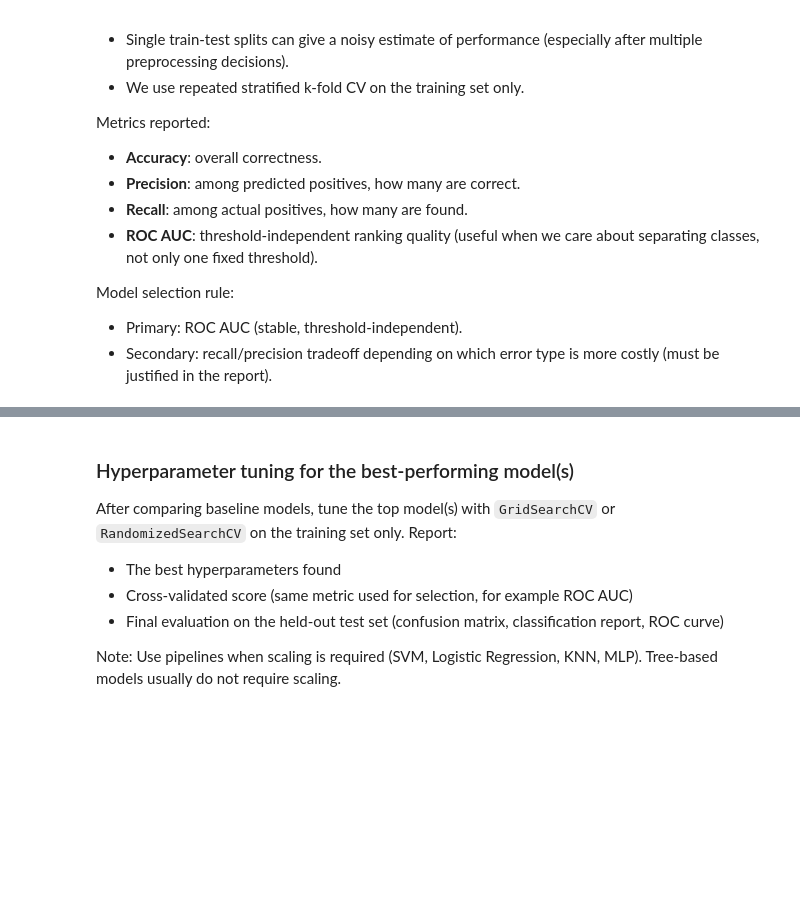
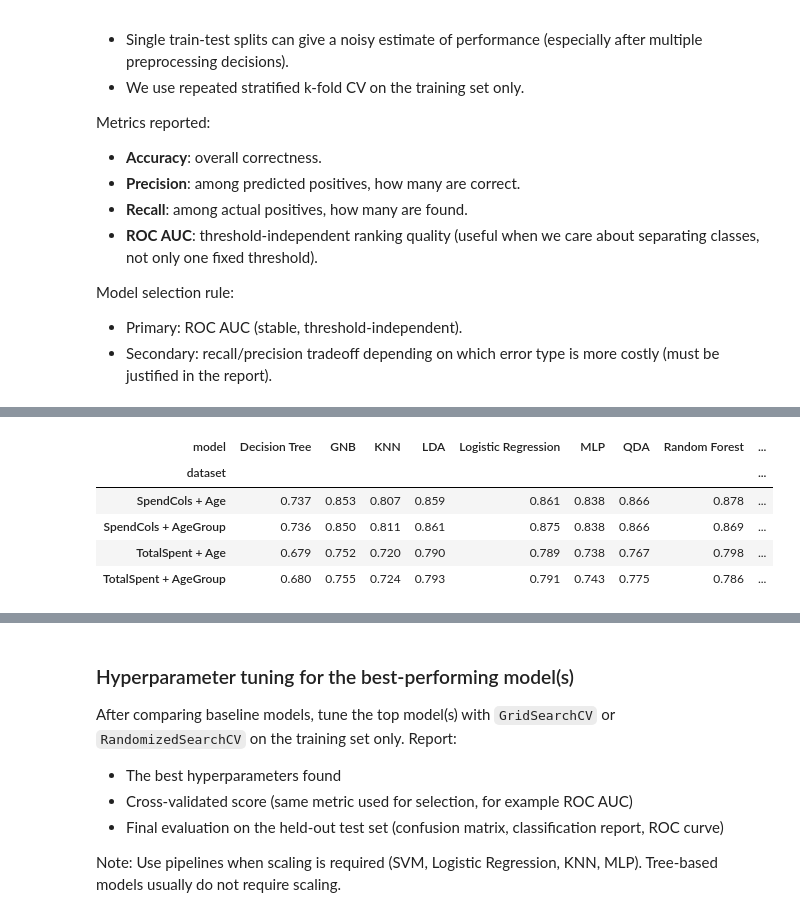
Before and after one commit to YarinArava/SpaceShipTitanic_FinalProject, a Jupyter notebook: Spaceship_Titanic_corrected.ipynb, the cells around one changed output, grey strips where cells are left out. Saved outputs shown, nothing was run; the diff lists cells and outputs as text; code cells hidden in the pictures; blank space fills up the shorter version.

```diff
--- a/Spaceship_Titanic_corrected.ipynb
+++ b/Spaceship_Titanic_corrected.ipynb
@@ -1649,18 +1656,28 @@ enc = OneHotEncoder(
     handle_unknown="ignore"
 )
 
-ohe = enc.fit_transform(df_base[one_hot_cols])
+ohe_train = enc.fit_transform(X_train[one_hot_cols])
+ohe_test = enc.transform(X_test[one_hot_cols])
 
-ohe_df = pd.DataFrame(
-    ohe,
+ohe_train_df = pd.DataFrame(
+    ohe_train,
     columns=enc.get_feature_names_out(one_hot_cols),
-    index=df_base.index
+    index=X_train.index
+)
+
+ohe_test_df = pd.DataFrame(
+    ohe_test,
+    columns=enc.get_feature_names_out(one_hot_cols),
+    index=X_test.index
 )
 
 # Replace original categorical columns with one-hot columns
-df_base = df_base.drop(columns=one_hot_cols).join(ohe_df)
+X_train = X_train.drop(columns=one_hot_cols).join(ohe_train_df)
+X_test = X_test.drop(columns=one_hot_cols).join(ohe_test_df)
 
 # Sanity check: ensure there are no object columns left
-obj_cols = df_base.select_dtypes(include=["object"]).columns.tolist()
-print("Remaining object columns:", obj_cols)
+obj_cols = X_train.select_dtypes(include=["object"]).columns.tolist()
+print("Remaining object columns in X_train:", obj_cols)
+obj_cols = X_test.select_dtypes(include=["object"]).columns.tolist()
+print("Remaining object columns in X_test:", obj_cols)
 # %% [output]
@@ -1794,0 +1850,15 @@ results_df.sort_values('roc_auc', ascending=False)
+# %%
+pivot_auc = results_df.pivot(
+    index='dataset',
+    columns='model',
+    values='roc_auc'
+)
+
+pivot_auc.round(3)
+# %% [output]
+| model | Decision Tree | GNB | KNN | LDA | Logistic Regression | MLP | QDA | Random Forest | ... |
+| dataset |  |  |  |  |  |  |  |  | ... |
+| SpendCols + Age | 0.737 | 0.853 | 0.807 | 0.859 | 0.861 | 0.838 | 0.866 | 0.878 | ... |
+| SpendCols + AgeGroup | 0.736 | 0.850 | 0.811 | 0.861 | 0.875 | 0.838 | 0.866 | 0.869 | ... |
+| TotalSpent + Age | 0.679 | 0.752 | 0.720 | 0.790 | 0.789 | 0.738 | 0.767 | 0.798 | ... |
+| TotalSpent + AgeGroup | 0.680 | 0.755 | 0.724 | 0.793 | 0.791 | 0.743 | 0.775 | 0.786 | ... |
```
Also changed, not shown: parts of 17 cells of this notebook.
